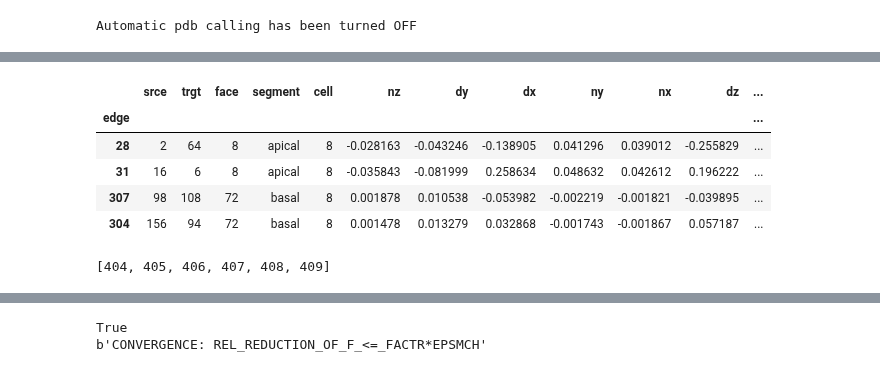
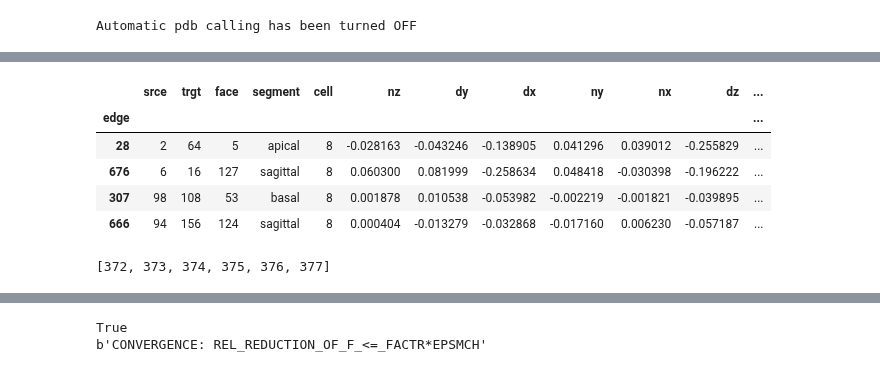
Before and after one commit to glyg/notebooks, a Jupyter notebook: tyssue/Ellipsoid.ipynb, the cells around one changed output, grey strips where cells are left out. Drawn from its saved outputs; the diff is of its cells as text; code cells hidden in the pictures.

Commit message:
WIP cell division

```diff
--- a/tyssue/Ellipsoid.ipynb
+++ b/tyssue/Ellipsoid.ipynb
@@ -74,3 +74,5 @@ modifiers = {
     }
 
 set_model(monolayer, BulkModel, apical_spec, modifiers)
+# %%
+monolayer.face_df = monolayer.face_df.dropna()
@@ -166,29 +171,26 @@ canvas, view = vp_view(monolayer, **draw_specs)
 # %%
 srce_x = monolayer.upcast_srce(monolayer.vert_df.x)
 trgt_x = monolayer.upcast_trgt(monolayer.vert_df.x)
 
 division_edges = mother_edges[((srce_x >= 0) &
-                               (trgt_x <= 0)) |
-                              ((srce_x <= 0) &
-                               (trgt_x >= 0))].sort_values('face')
+                               (trgt_x <= 0))]
 
 srce_pos = monolayer.vert_df.loc[division_edges['srce'],
                                  monolayer.coords].values
 trgt_pos = monolayer.vert_df.loc[division_edges['trgt'],
                                  monolayer.coords].values
 centers = (srce_pos + trgt_pos)/2
 theta = np.arctan2(centers[:,2], centers[:, 1])
 
 division_edges = division_edges.iloc[np.argsort(theta)]
-division_edges = division_edges[division_edges['segment'] != 'sagittal']
 division_edges
 # %% [output]
 |  | srce | trgt | face | segment | cell | nz | dy | dx | ny | nx | dz | ... |
 | edge |  |  |  |  |  |  |  |  |  |  |  | ... |
-| 28 | 2 | 64 | 8 | apical | 8 | -0.028163 | -0.043246 | -0.138905 | 0.041296 | 0.039012 | -0.255829 | ... |
-| 31 | 16 | 6 | 8 | apical | 8 | -0.035843 | -0.081999 | 0.258634 | 0.048632 | 0.042612 | 0.196222 | ... |
-| 307 | 98 | 108 | 72 | basal | 8 | 0.001878 | 0.010538 | -0.053982 | -0.002219 | -0.001821 | -0.039895 | ... |
-| 304 | 156 | 94 | 72 | basal | 8 | 0.001478 | 0.013279 | 0.032868 | -0.001743 | -0.001867 | 0.057187 | ... |
+| 28 | 2 | 64 | 5 | apical | 8 | -0.028163 | -0.043246 | -0.138905 | 0.041296 | 0.039012 | -0.255829 | ... |
+| 676 | 6 | 16 | 127 | sagittal | 8 | 0.060300 | 0.081999 | -0.258634 | 0.048418 | -0.030398 | -0.196222 | ... |
+| 307 | 98 | 108 | 53 | basal | 8 | 0.001878 | 0.010538 | -0.053982 | -0.002219 | -0.001821 | -0.039895 | ... |
+| 666 | 94 | 156 | 124 | sagittal | 8 | 0.000404 | -0.013279 | -0.032868 | -0.017160 | 0.006230 | -0.057187 | ... |
 # %%
 from tyssue.topology import base_topology, sheet_topology
 import itertools
@@ -234,7 +236,7 @@ canvas, view = vp_view(monolayer, **draw_specs)
 # %%
 daughter_faces
 # %% [output]
-[404, 405, 406, 407, 408, 409]
+[372, 373, 374, 375, 376, 377]
 # %%
 face_cols = monolayer.face_df.iloc[-2:]
 
```
Also changed, not shown: parts of 26 cells of this notebook.
